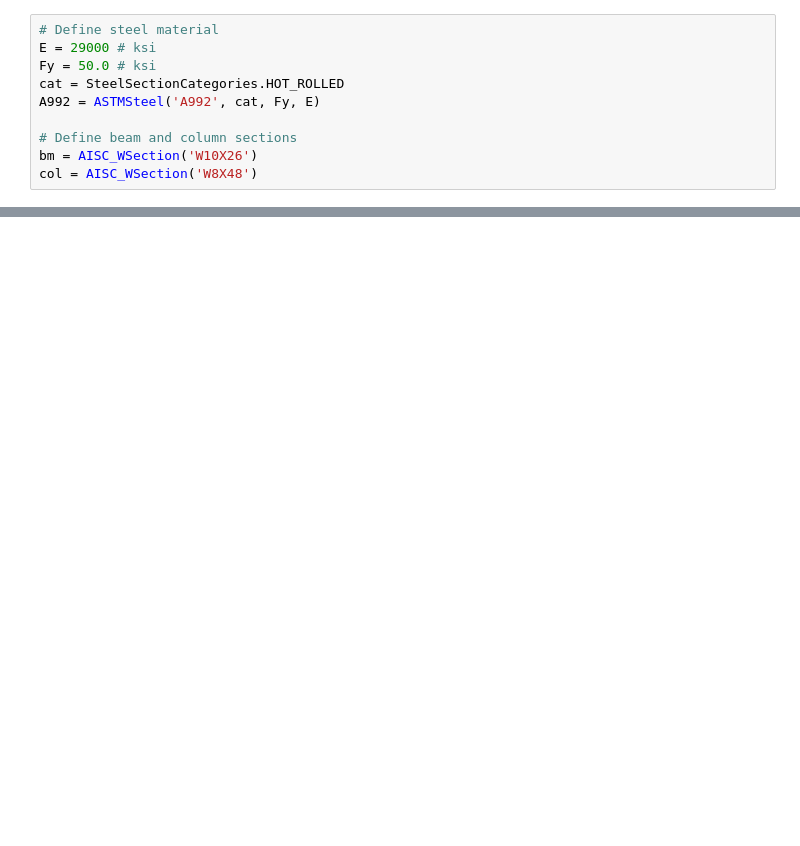
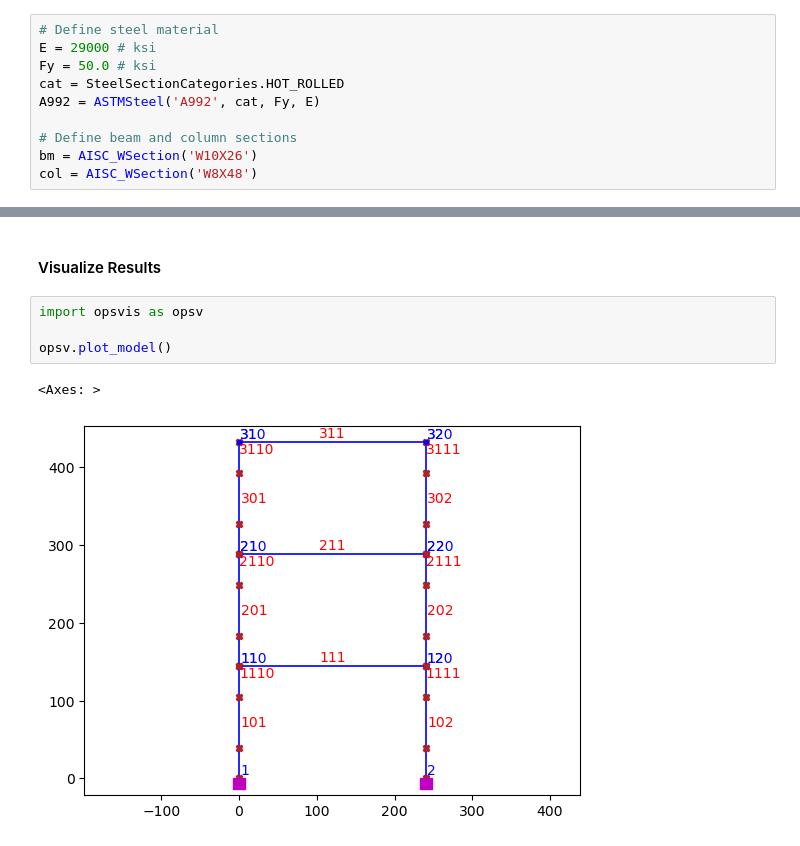
Before and after one commit to hkaragah/hkaragah.github.io, a Jupyter notebook: structure/opensees/two_story_mrf.ipynb, the cells around one changed output, grey strips where cells are left out. Cells and saved outputs as stored; diff of their text form; blank space fills up the shorter version.

```diff
--- a/structure/opensees/two_story_mrf.ipynb
+++ b/structure/opensees/two_story_mrf.ipynb
@@ -350,0 +454,9 @@ IMK with Bilinear Response - Code by AE_KI (Nov22)
+# %% [markdown]
+#### Visualize Results
+# %%
+import opsvis as opsv
+
+opsv.plot_model()
+# %% [output]
+<Axes: >
+[figure, added]
```
Also changed, not shown: parts of 21 cells of this notebook, 5 other files.
